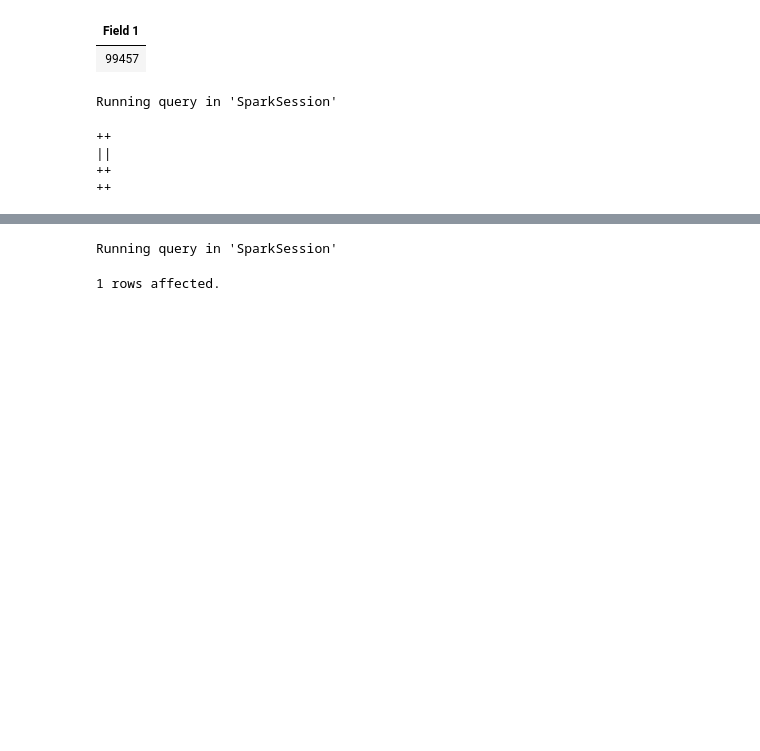
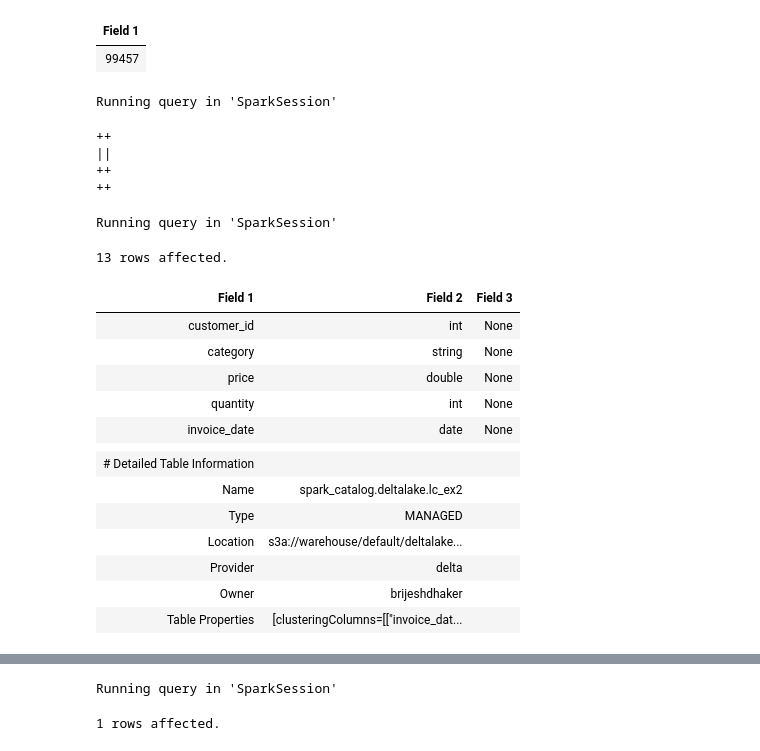
Before and after one commit to brijeshdhaker/bd-notebooks-module, a Jupyter notebook: notebooks/deltalake/09-liquid-clustering.ipynb, the cells around one changed output, grey strips where cells are left out. Drawn from its saved outputs; the diff is of its cells as text; code cells hidden in the pictures; blank space fills up the shorter version.

```diff
--- a/notebooks/deltalake/09-liquid-clustering.ipynb
+++ b/notebooks/deltalake/09-liquid-clustering.ipynb
@@ -72,3 +87,24 @@ Running query in 'SparkSession'
 ||
 ++
 ++
+# %%
+%%sql
+
+DESCRIBE TABLE FORMATTED spark_catalog.deltalake.lc_ex2
+# %% [output]
+Running query in 'SparkSession'
+13 rows affected.
+| Field 1 | Field 2 | Field 3 |
+| customer_id | int | None |
+| category | string | None |
+| price | double | None |
+| quantity | int | None |
+| invoice_date | date | None |
+|  |  |  |
+| # Detailed Table Information |  |  |
+| Name | spark_catalog.deltalake.lc_ex2 |  |
+| Type | MANAGED |  |
+| Location | s3a://warehouse/default/deltalake... |  |
+| Provider | delta |  |
+| Owner | brijeshdhaker |  |
+| Table Properties | [clusteringColumns=[["invoice_dat... |  |
```
Also changed, not shown: parts of 17 cells of this notebook, 7 other files.
